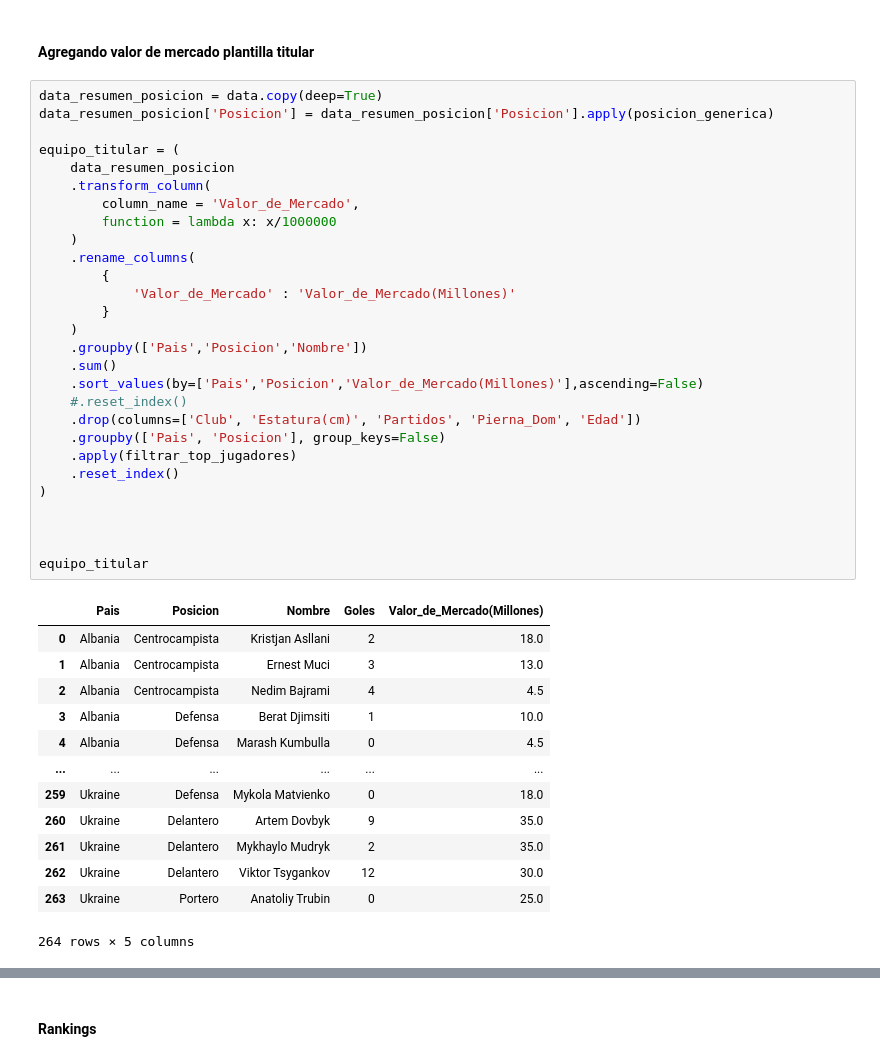
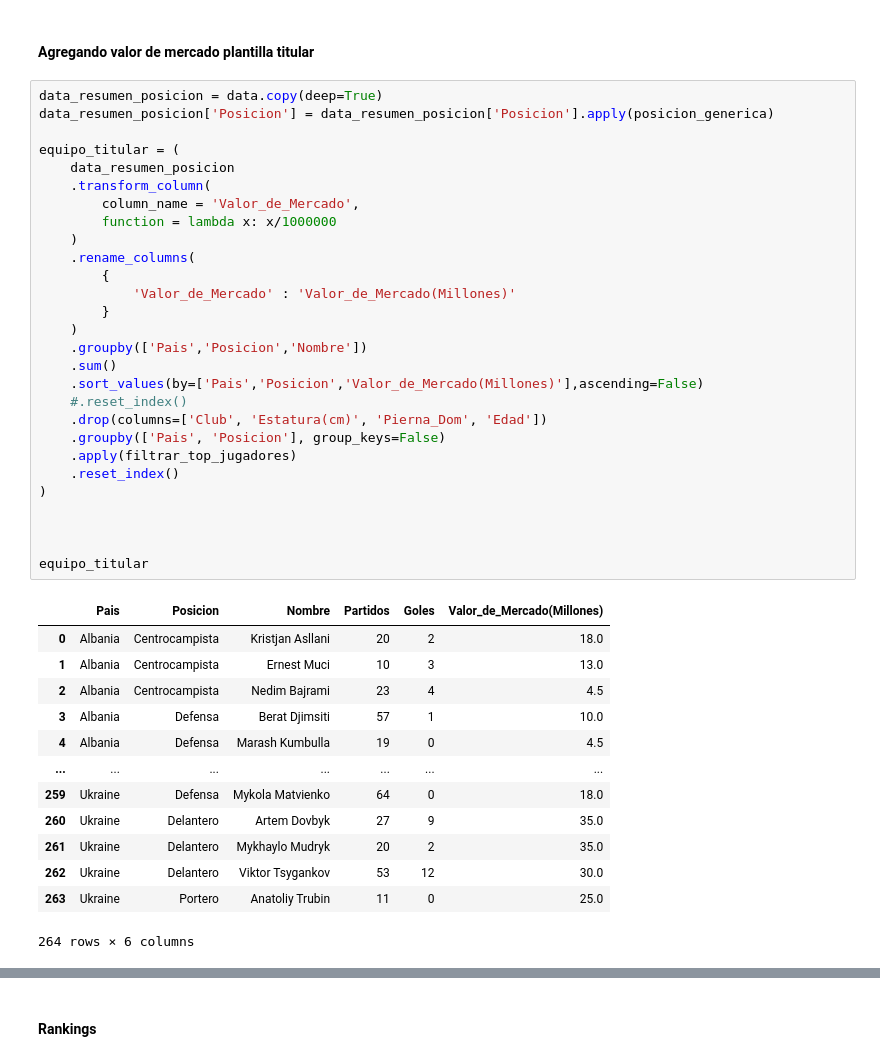
Before and after one commit to rdanbaro/Analisis-Euro, a Jupyter notebook: analisys.ipynb, the cells around one changed output, grey strips where cells are left out. Drawn from its saved outputs; the diff is of its cells as text.

```diff
--- a/analisys.ipynb
+++ b/analisys.ipynb
@@ -458,42 +458,42 @@ posiciones_resumen_df.sort_values(by='Atacantes',ascending=False)
 # %%
 data_resumen_posicion = data.copy(deep=True)
 data_resumen_posicion['Posicion'] = data_resumen_posicion['Posicion'].apply(posicion_generica)
 
 equipo_titular = (
     data_resumen_posicion
     .transform_column(
         column_name = 'Valor_de_Mercado',
         function = lambda x: x/1000000
     )
     .rename_columns(
         {
             'Valor_de_Mercado' : 'Valor_de_Mercado(Millones)'
         }
     )
     .groupby(['Pais','Posicion','Nombre'])
     .sum()
     .sort_values(by=['Pais','Posicion','Valor_de_Mercado(Millones)'],ascending=False)
     #.reset_index()
-    .drop(columns=['Club', 'Estatura(cm)', 'Partidos', 'Pierna_Dom', 'Edad'])
+    .drop(columns=['Club', 'Estatura(cm)', 'Pierna_Dom', 'Edad'])
     .groupby(['Pais', 'Posicion'], group_keys=False)
     .apply(filtrar_top_jugadores)
     .reset_index()
 )
 
 
 
 equipo_titular
 # %% [output]
-|  | Pais | Posicion | Nombre | Goles | Valor_de_Mercado(Millones) |
-| 0 | Albania | Centrocampista | Kristjan Asllani | 2 | 18.0 |
-| 1 | Albania | Centrocampista | Ernest Muci | 3 | 13.0 |
-| 2 | Albania | Centrocampista | Nedim Bajrami | 4 | 4.5 |
-| 3 | Albania | Defensa | Berat Djimsiti | 1 | 10.0 |
-| 4 | Albania | Defensa | Marash Kumbulla | 0 | 4.5 |
-| ... | ... | ... | ... | ... | ... |
-| 259 | Ukraine | Defensa | Mykola Matvienko | 0 | 18.0 |
-| 260 | Ukraine | Delantero | Artem Dovbyk | 9 | 35.0 |
-| 261 | Ukraine | Delantero | Mykhaylo Mudryk | 2 | 35.0 |
-| 262 | Ukraine | Delantero | Viktor Tsygankov | 12 | 30.0 |
-| 263 | Ukraine | Portero | Anatoliy Trubin | 0 | 25.0 |
+|  | Pais | Posicion | Nombre | Partidos | Goles | Valor_de_Mercado(Millones) |
+| 0 | Albania | Centrocampista | Kristjan Asllani | 20 | 2 | 18.0 |
+| 1 | Albania | Centrocampista | Ernest Muci | 10 | 3 | 13.0 |
+| 2 | Albania | Centrocampista | Nedim Bajrami | 23 | 4 | 4.5 |
+| 3 | Albania | Defensa | Berat Djimsiti | 57 | 1 | 10.0 |
+| 4 | Albania | Defensa | Marash Kumbulla | 19 | 0 | 4.5 |
+| ... | ... | ... | ... | ... | ... | ... |
+| 259 | Ukraine | Defensa | Mykola Matvienko | 64 | 0 | 18.0 |
+| 260 | Ukraine | Delantero | Artem Dovbyk | 27 | 9 | 35.0 |
+| 261 | Ukraine | Delantero | Mykhaylo Mudryk | 20 | 2 | 35.0 |
+| 262 | Ukraine | Delantero | Viktor Tsygankov | 53 | 12 | 30.0 |
+| 263 | Ukraine | Portero | Anatoliy Trubin | 11 | 0 | 25.0 |
-264 rows × 5 columns
+264 rows × 6 columns
```
Also changed, not shown: parts of 7 cells of this notebook.
